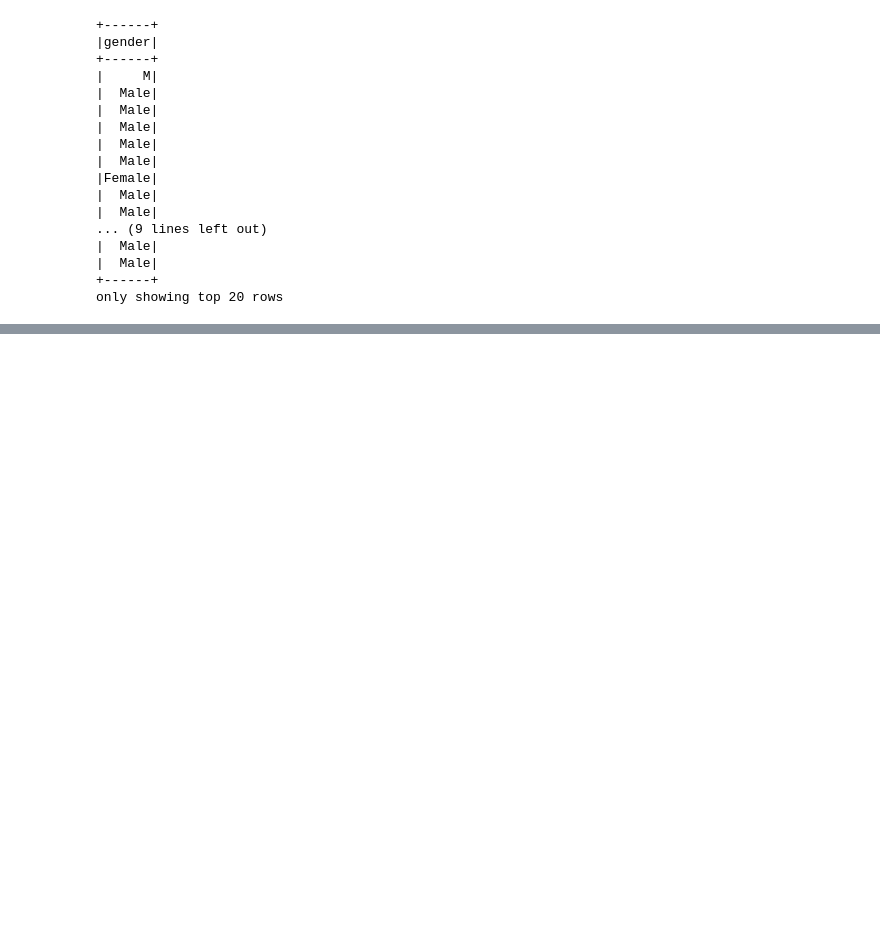
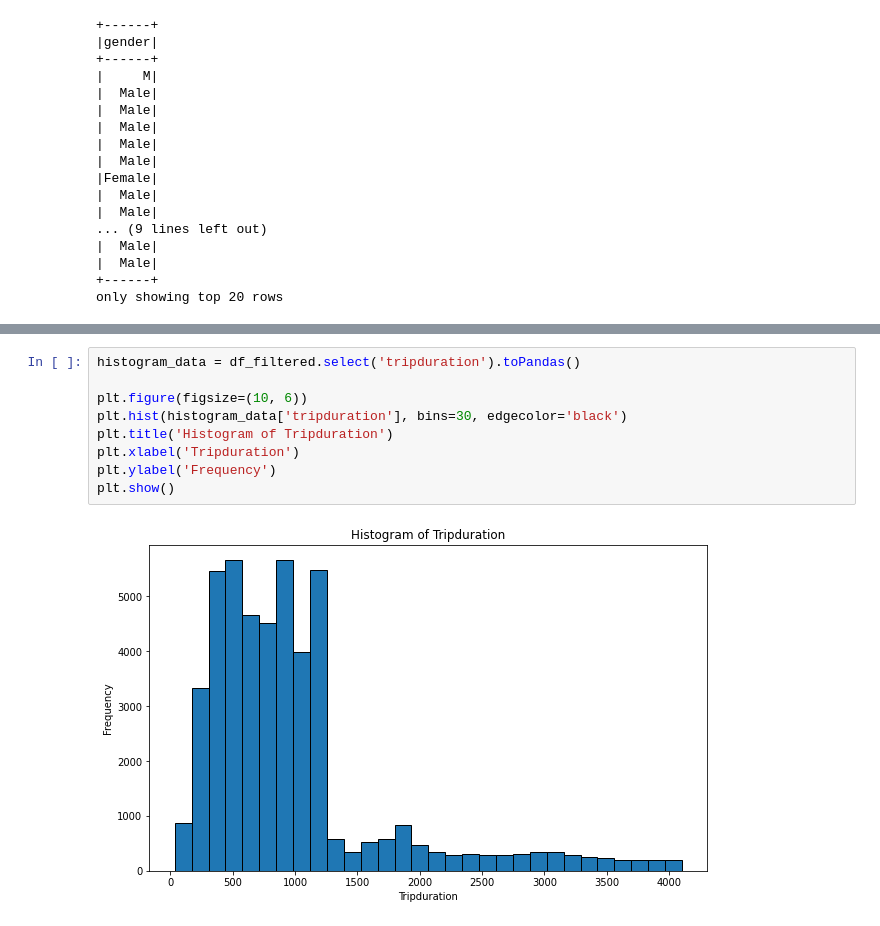
Before and after one commit to XuechenSun/Iteration-4, a Jupyter notebook: BDAS.ipynb, the cells around one changed output, grey strips where cells are left out. Drawn from its saved outputs; the diff is of its cells as text; blank space fills up the shorter version.

```diff
--- a/BDAS.ipynb
+++ b/BDAS.ipynb
@@ -236,0 +271,11 @@ only showing top 20 rows
+# %%
+histogram_data = df_filtered.select('tripduration').toPandas()
+
+plt.figure(figsize=(10, 6))
+plt.hist(histogram_data['tripduration'], bins=30, edgecolor='black')
+plt.title('Histogram of Tripduration')
+plt.xlabel('Tripduration')
+plt.ylabel('Frequency')
+plt.show()
+# %% [output]
+[figure, added]
```
Also changed, not shown: parts of 24 cells of this notebook.
